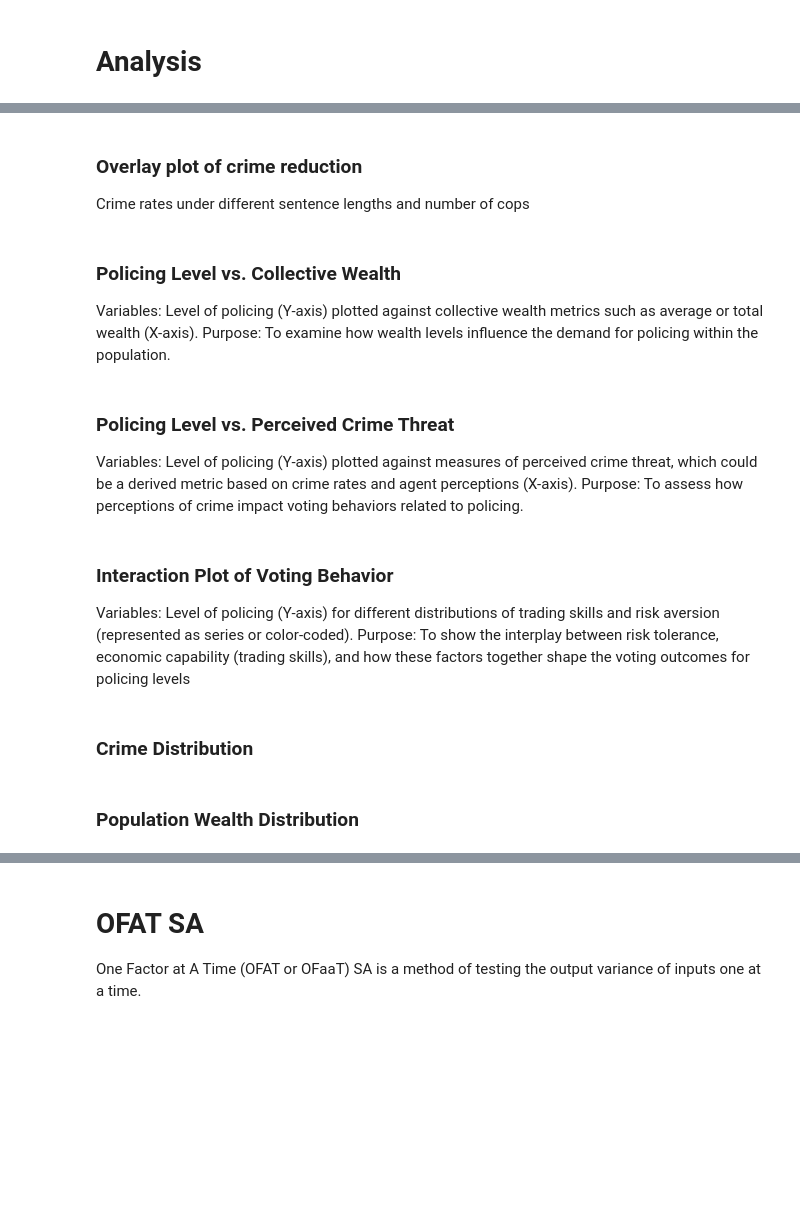
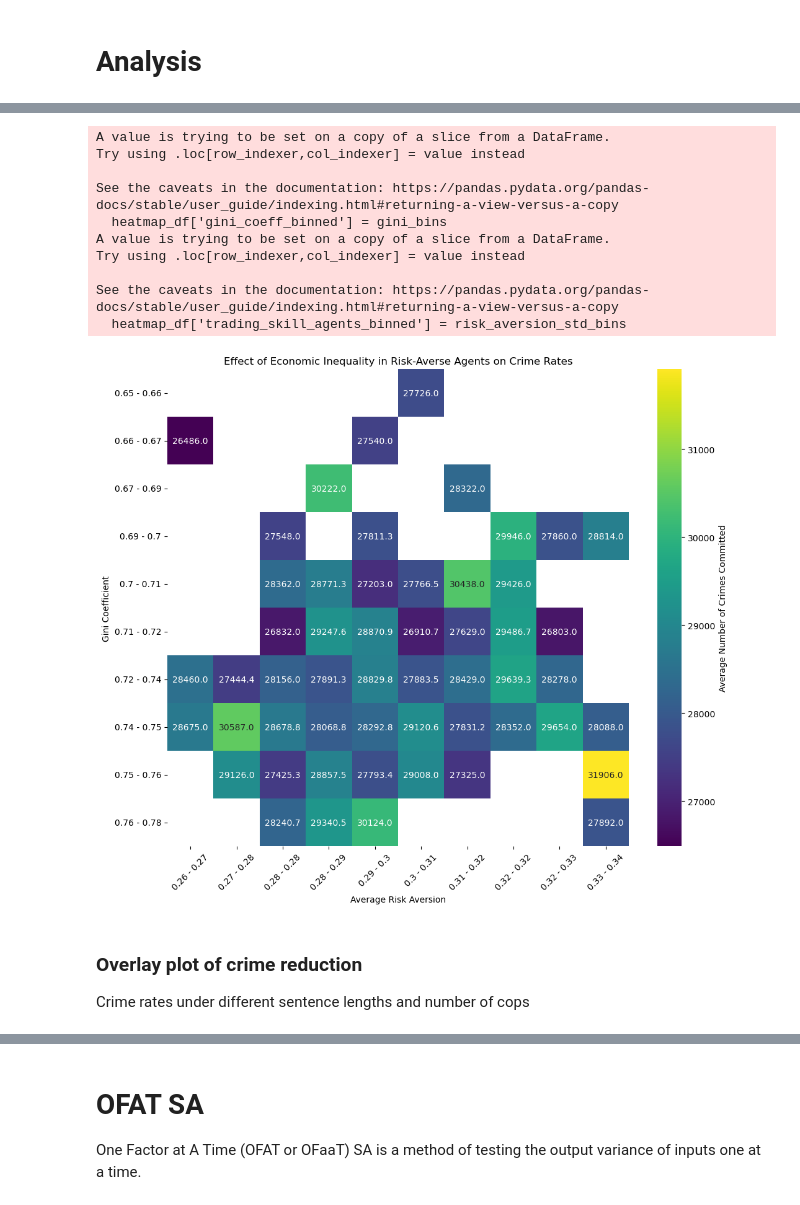
Before and after one commit to nabilasiregar/abm-project, a Jupyter notebook: notebooks/sensitivity_analysis.ipynb, the cells around one changed output, grey strips where cells are left out. Drawn from its saved outputs; the diff is of its cells as text; code cells hidden in the pictures; blank space fills up the shorter version.

```diff
--- a/notebooks/sensitivity_analysis.ipynb
+++ b/notebooks/sensitivity_analysis.ipynb
@@ -14,0 +74,7 @@ from src.plot import plot_ofat, plot_ofat_final_step
+# %%
+trading_skill_agents = agent_data.groupby('iteration')['trading_skill'].std().reset_index()
+trading_skill_agents.columns = ['iteration', 'trading_skill_agents']
+# %%
+model_data_at_last_step = model_data[model_data['Step'] == 500]
+# %%
+model_df = model_data_at_last_step.merge(trading_skill_agents, on='iteration', how='left')
@@ -15,19 +97,45 @@ from src.plot import plot_ofat, plot_ofat_final_step
+# %%
+heatmap_df = model_df[['gini_coeff', 'trading_skill_agents', 'num_crimes_committed']]
+
+# Bin the data for the heatmap
+gini_bins = pd.cut(heatmap_df['gini_coeff'], bins=10)
+risk_aversion_std_bins = pd.cut(heatmap_df['trading_skill_agents'], bins=10)
+
+heatmap_df['gini_coeff_binned'] = gini_bins
+heatmap_df['trading_skill_agents_binned'] = risk_aversion_std_bins
+
+# Create a pivot table for the heatmap
+heatmap_data = heatmap_df.pivot_table(values='num_crimes_committed',
+                                      index='gini_coeff_binned',
+                                      columns='trading_skill_agents_binned',
+                                      aggfunc=np.mean)
+
+# Plot the heatmap
+plt.figure(figsize=(12, 10))
+sns.heatmap(heatmap_data, cmap='viridis', annot=True, fmt=".1f", cbar_kws={'label': 'Average Number of Crimes Committed'})
+plt.title('Effect of Economic Inequality in Risk-Averse Agents on Crime Rates')
+plt.xlabel('Average Risk Aversion')
+plt.ylabel('Gini Coefficient')
+
+# Update the axis labels with bin ranges
+gini_labels = [f"{round(bin.left, 2)} - {round(bin.right, 2)}" for bin in heatmap_data.index.categories]
+risk_aversion_std_labels = [f"{round(bin.left, 2)} - {round(bin.right, 2)}" for bin in heatmap_data.columns.categories]
+
+plt.xticks(ticks=np.arange(len(risk_aversion_std_labels))+0.5, labels=risk_aversion_std_labels, rotation=45)
+plt.yticks(ticks=np.arange(len(gini_labels))+0.5, labels=gini_labels, rotation=0)
+plt.show()
+# %% [output]
+A value is trying to be set on a copy of a slice from a DataFrame.
+Try using .loc[row_indexer,col_indexer] = value instead
+
+See the caveats in the documentation: https://pandas.pydata.org/pandas-docs/stable/user_guide/indexing.html#returning-a-view-versus-a-copy
+  heatmap_df['gini_coeff_binned'] = gini_bins
+A value is trying to be set on a copy of a slice from a DataFrame.
+Try using .loc[row_indexer,col_indexer] = value instead
+
+See the caveats in the documentation: https://pandas.pydata.org/pandas-docs/stable/user_guide/indexing.html#returning-a-view-versus-a-copy
+  heatmap_df['trading_skill_agents_binned'] = risk_aversion_std_bins
+[figure, added]
 # %% [markdown]
 ### Overlay plot of crime reduction
 Crime rates under different sentence lengths and number of cops
-# %% [markdown]
-### Policing Level vs. Collective Wealth
-Variables: Level of policing (Y-axis) plotted against collective wealth metrics such as average or total wealth (X-axis).
-Purpose: To examine how wealth levels influence the demand for policing within the population.
-# %% [markdown]
-### Policing Level vs. Perceived Crime Threat
-Variables: Level of policing (Y-axis) plotted against measures of perceived crime threat, which could be a derived metric based on crime rates and agent perceptions (X-axis).
-Purpose: To assess how perceptions of crime impact voting behaviors related to policing.
-# %% [markdown]
-### Interaction Plot of Voting Behavior
-Variables: Level of policing (Y-axis) for different distributions of trading skills and risk aversion (represented as series or color-coded).
-Purpose: To show the interplay between risk tolerance, economic capability (trading skills), and how these factors together shape the voting outcomes for policing levels
-# %% [markdown]
-### Crime Distribution
-# %% [markdown]
-### Population Wealth Distribution
```
Also changed, not shown: parts of 40 cells of this notebook, 5 other files.
